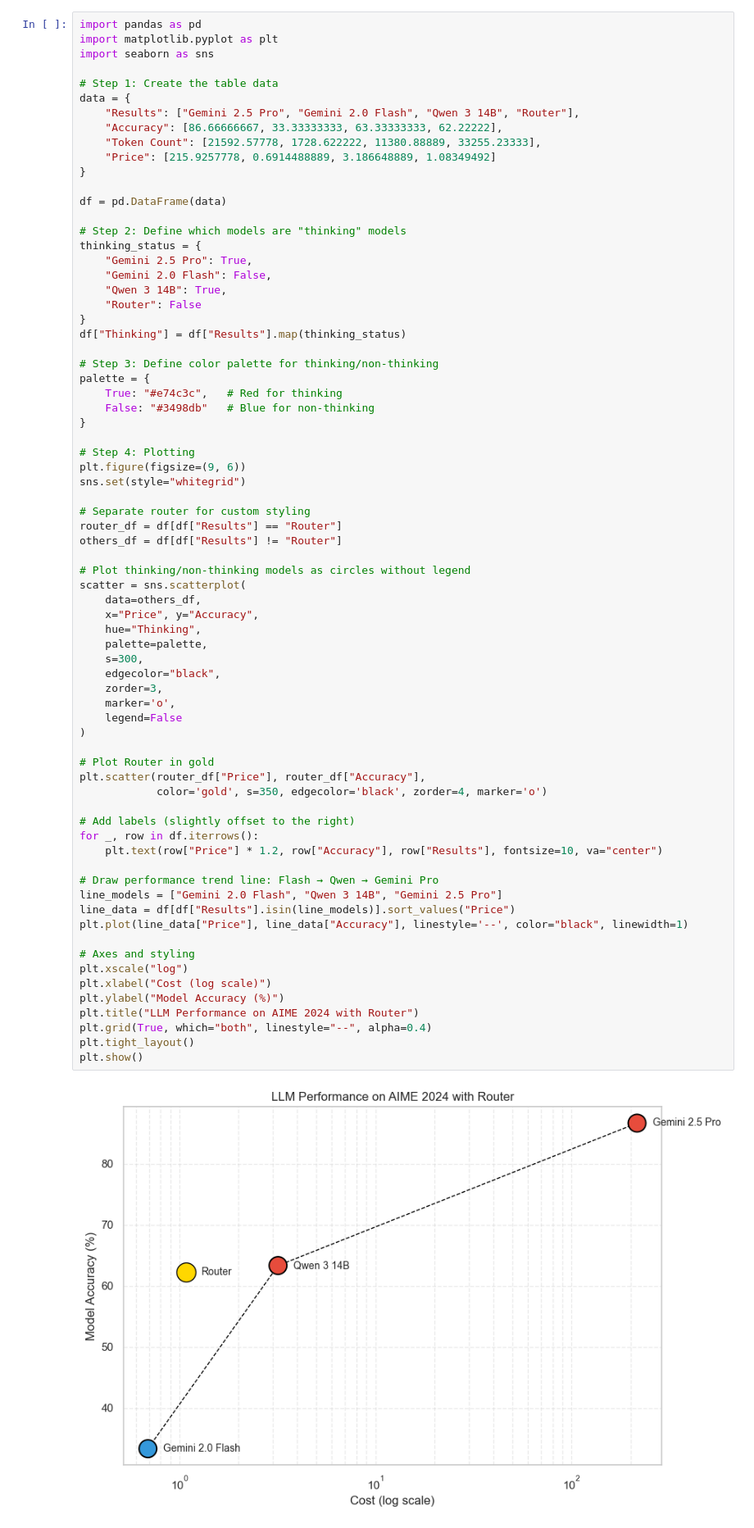
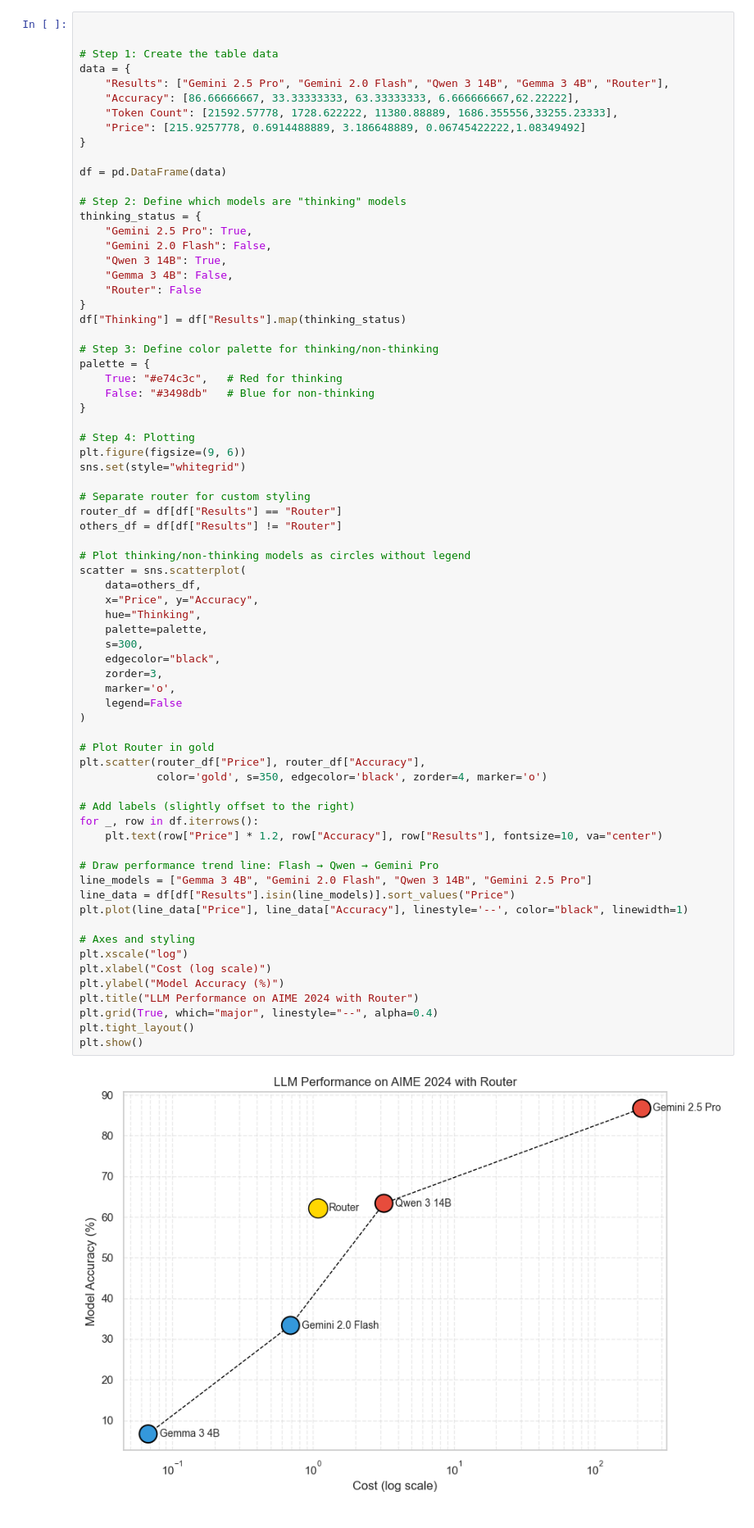
Before and after one commit to Amir-Mohseni/LLM-Router, a Jupyter notebook: temp.ipynb, the cells around one changed output. Shown at 82% size. Saved outputs shown, nothing was run; the diff lists cells and outputs as text.

Commit message:
feat: added image call

```diff
--- a/temp.ipynb
+++ b/temp.ipynb
@@ -166,14 +869,12 @@ df
 # %%
-import pandas as pd
-import matplotlib.pyplot as plt
-import seaborn as sns
+
 
 # Step 1: Create the table data
 data = {
-    "Results": ["Gemini 2.5 Pro", "Gemini 2.0 Flash", "Qwen 3 14B", "Router"],
-    "Accuracy": [86.66666667, 33.33333333, 63.33333333, 62.22222],
-    "Token Count": [21592.57778, 1728.622222, 11380.88889, 33255.23333],
-    "Price": [215.9257778, 0.6914488889, 3.186648889, 1.08349492]
+    "Results": ["Gemini 2.5 Pro", "Gemini 2.0 Flash", "Qwen 3 14B", "Gemma 3 4B", "Router"],
+    "Accuracy": [86.66666667, 33.33333333, 63.33333333, 6.666666667,62.22222],
+    "Token Count": [21592.57778, 1728.622222, 11380.88889, 1686.355556,33255.23333],
+    "Price": [215.9257778, 0.6914488889, 3.186648889, 0.06745422222,1.08349492]
 }
 
 df = pd.DataFrame(data)
@@ -183,6 +884,7 @@ thinking_status = {
     "Gemini 2.5 Pro": True,
     "Gemini 2.0 Flash": False,
     "Qwen 3 14B": True,
+    "Gemma 3 4B": False,
     "Router": False
 }
 df["Thinking"] = df["Results"].map(thinking_status)
@@ -207,33 +909,33 @@ scatter = sns.scatterplot(
     x="Price", y="Accuracy",
     hue="Thinking",
     palette=palette,
     s=300,
     edgecolor="black",
     zorder=3,
     marker='o',
     legend=False
 )
 
 # Plot Router in gold
 plt.scatter(router_df["Price"], router_df["Accuracy"],
             color='gold', s=350, edgecolor='black', zorder=4, marker='o')
 
 # Add labels (slightly offset to the right)
 for _, row in df.iterrows():
     plt.text(row["Price"] * 1.2, row["Accuracy"], row["Results"], fontsize=10, va="center")
 
 # Draw performance trend line: Flash → Qwen → Gemini Pro
-line_models = ["Gemini 2.0 Flash", "Qwen 3 14B", "Gemini 2.5 Pro"]
+line_models = ["Gemma 3 4B", "Gemini 2.0 Flash", "Qwen 3 14B", "Gemini 2.5 Pro"]
 line_data = df[df["Results"].isin(line_models)].sort_values("Price")
 plt.plot(line_data["Price"], line_data["Accuracy"], linestyle='--', color="black", linewidth=1)
 
 # Axes and styling
 plt.xscale("log")
 plt.xlabel("Cost (log scale)")
 plt.ylabel("Model Accuracy (%)")
 plt.title("LLM Performance on AIME 2024 with Router")
-plt.grid(True, which="both", linestyle="--", alpha=0.4)
+plt.grid(True, which="major", linestyle="--", alpha=0.4)
 plt.tight_layout()
 plt.show()
 # %% [output]
-[figure, old version]
+[figure, new version]
```
Also changed, not shown: parts of 28 cells of this notebook, 9 other files.
